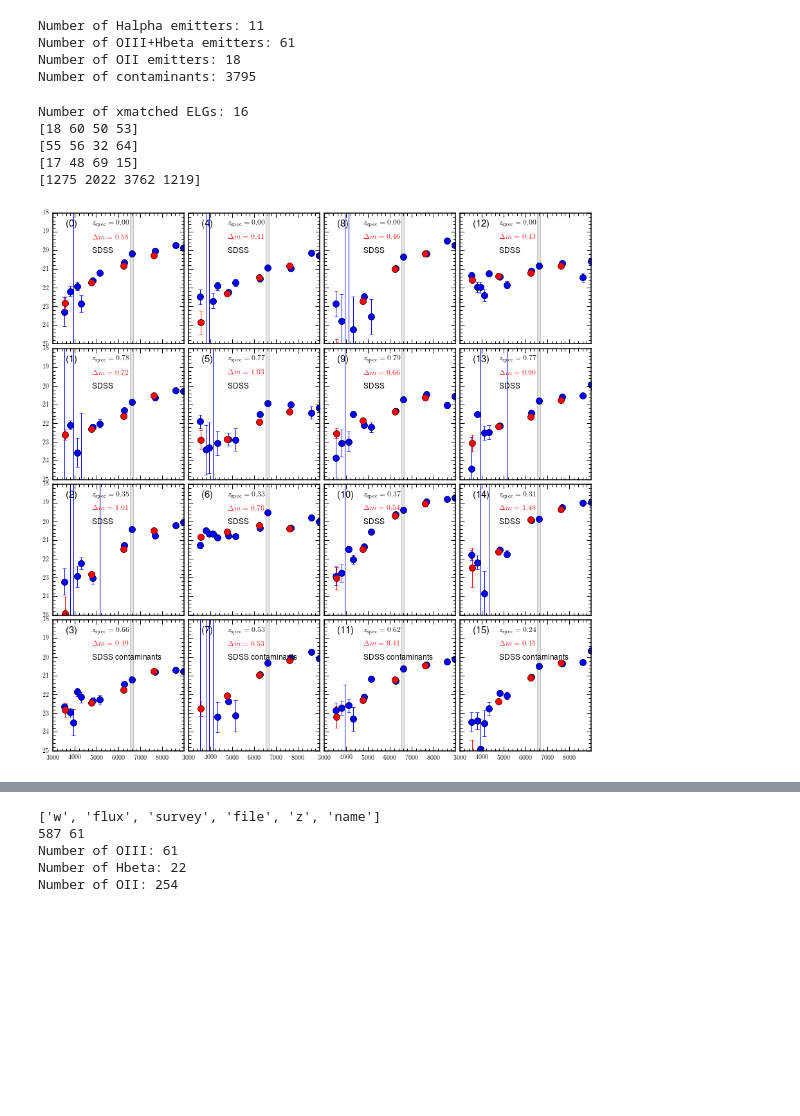
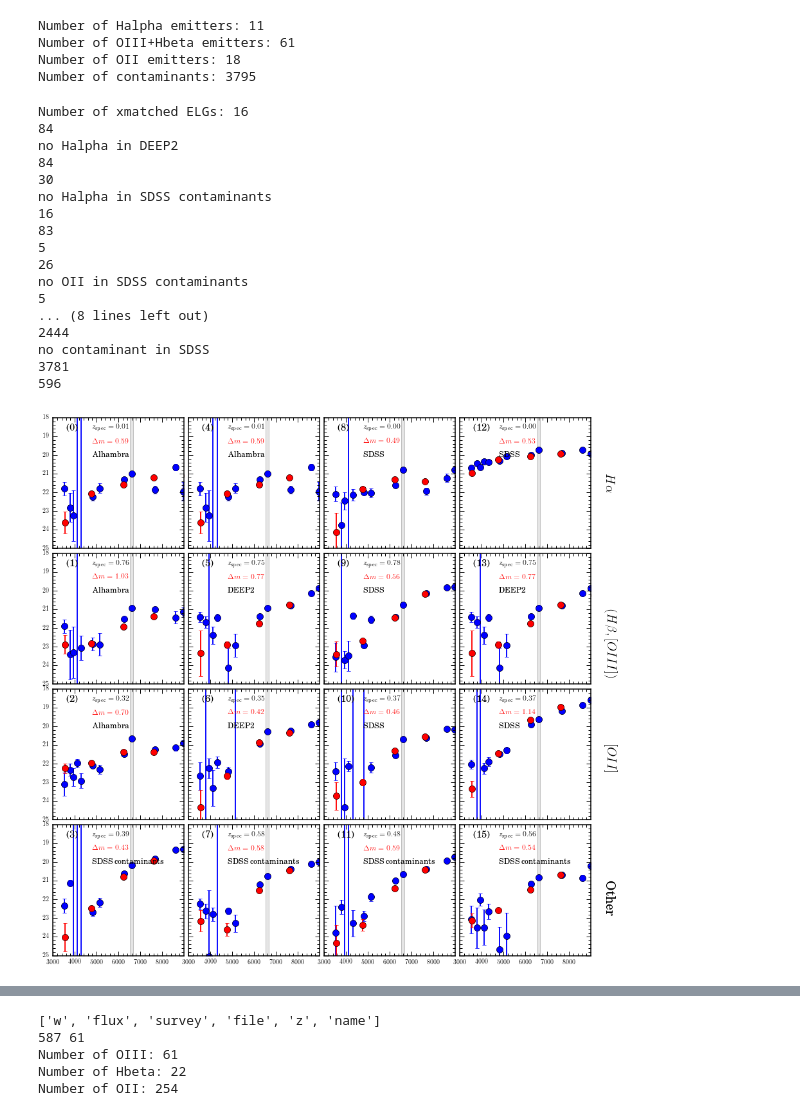
Before and after one commit to aaorsi/ELG_analysis, a Jupyter notebook: learn_ELGz.ipynb, the cells around one changed output, grey strips where cells are left out. Saved outputs shown, nothing was run; the diff lists cells and outputs as text; code cells hidden in the pictures; blank space fills up the shorter version.

```diff
--- a/learn_ELGz.ipynb
+++ b/learn_ELGz.ipynb
@@ -183,7 +186,7 @@ if suff == 'SDSS': # check cross-match by comparing rJAVA to rSDSS
 dc = elg_cand
 suff = 'SDSS'
 
-dm = mtools.gen_3fm(dc['J0660'][:,0],
+dm, fline, fcont = mtools.gen_3fm(dc['J0660'][:,0],
                     dc['r'+suff][:,0], dc['g'+suff][:,0],
                     Broad_NoLineName='g'+suff)
 
@@ -198,7 +201,8 @@ mask = ((dc['dm_j0660'] > 0.4) & # a minimum EW limit -- not sure what this corr
          )
 
 dcat = jplus.tools.select_object(dc, mask)
-
+dcat['F_j0660'] = fline[mask]
+dcat['F_cont_j0660'] = fcont[mask]
 print 'Total number of J-PLUS objects for cross-matches: %d'%len(dcat['tile_id'])
 # %% [output]
 Total number of J-PLUS objects for cross-matches: 84953
@@ -480,7 +534,7 @@ allvvds, photo_vvds = learn.Load_Synthetic_Sample(vvds,overwrite=False, survey='
 
 allspec = alleboss + allvvds
 
-photo = {}
+photo_spec = {}
 nvvds = len(photo_vvds['uJAVA'])
 for key in photo_eboss.keys():
     photo_spec[key] = photo_eboss[key].tolist()
@@ -614,7 +670,7 @@ if Plot_TrainingSet:
 
     nxm = len(dataspec['tile_id'])
     print 'Number of xmatched ELGs: %ld'%nxm
-    dataspec['dm'] = mtools.gen_3fm(dataspec['J0660'][:,0], dataspec['rJAVA'][:,0],
+    dataspec['dm'], dfline, dfcont = mtools.gen_3fm(dataspec['J0660'][:,0], dataspec['rJAVA'][:,0],
                               dataspec['iJAVA'][:,0],Broad_NoLineName='iSDSS')
 
     ix = 0
@@ -746,14 +802,26 @@ if Plot_TrainingSet:
     idg = 0
 
     types = np.unique(dataspec['class'])
+    sarr= np.unique(dataspec['type'])
 
+
+
+    ssarr = [r'$H\alpha$',r'$(H\beta, [OIII])$',r'$[OII]$','Other']
+    #types[-1] = 'SDSS'
     sortz = []
+    ichoice = []
+    for ii in types:
+        for jj in sarr:
+            nn = np.where((np.asarray(dataspec['class']) == ii) &
+                            (np.asarray(dataspec['type']) ==jj ))[0]
+            if len(nn) == 0:
+                print 'no %s in %s'% (ii, jj)
+                nn = np.where(np.asarray(dataspec['class']) == ii
+                            )[0]
 
-    for ii in types:
-        ichoice = np.random.choice(np.where(np.asarray(dataspec['class']) == ii)[0],grid[1])
-        print ichoice
-        for tt in range(grid[1]):
-            sortz.append(ichoice[tt])
+            ichoice= np.random.choice(nn)
+            print ichoice
+            sortz.append(ichoice)
 
     for i0 in range(nxm):
         i = sortz[i0]
@@ -772,37 +840,54 @@ if Plot_TrainingSet:
                 fwidth = filt.rectwidth()
                 ax.fill_between([ww[0] - fwidth/2.,ww[0] + fwidth/2.,ww[0] + fwidth/2.,ww[0] - fwidth/2.],
                             [17,17, 28, 28],facecolor='Grey',alpha=0.2)
+            #    mf = np.max(filt.throughput)
+            #    ax.fill_between(filt.wave,-25 + (filt.throughput/mf*21)
+            #   ,facecolor='Grey',alpha=0.2)
         fw = 0
         if sdss_fnames[0] in dataspec: # if sdss bands exist
             for fname in sdss_fnames:
                 filt = jplus.tools.fetch_sdss_filter(fname, quiet=True)
     #        ww = [filt[0,filt[1,:].argmax()],filt[0,filt[1,:].argmax()]]
                 ww = [sdss_mw[fw], sdss_mw[fw]]
                 fw += 1
                 ff = [dataspec[fname][i,0], dataspec[fname][i,0]]
                 ax.plot(ww,ff,'o', color='red', markersize=10)
                 ax.errorbar(ww,ff,yerr= dataspec[fname][i,1], color='red')
 
         ax.text(0.3,0.9,r'$z_{\rm spec}=%.2f$'%dataspec['z_spec'][i], transform= ax.transAxes, fontsize=12)
         ax.text(0.3,0.8,r'$\Delta m=%.2f$'%dataspec['dm_j0660'][i], transform= ax.transAxes, fontsize=12, color='red')
         ax.text(0.3,0.7,dataspec['type'][i], transform= ax.transAxes, fontsize=12, color='black')
         ax.text(0.1,0.9,'(%d)'%idg, transform=ax.transAxes,fontsize=15)
         ax.set_ylim([25, 17.99])
         ax.set_xlim([3000, 8999])
         if ix != grid[0]-1:
             ax.set_xticklabels([])
         if iy >0:
             ax.set_yticklabels([])
         iy +=1
         if iy == grid[1]:
+            ax.text(1.1,0.5,ssarr[ix],transform=ax.transAxes, fontsize=20,rotation=-90)
             iy = 0
             ix += 1
 
+
     plt.show()
 # %% [output]
 Number of xmatched ELGs: 16
-[18 60 50 53]
-[55 56 32 64]
-[17 48 69 15]
-[1275 2022 3762 1219]
+84
+no Halpha in DEEP2
+84
+30
+no Halpha in SDSS contaminants
+16
+83
+5
+26
+no OII in SDSS contaminants
+5
+... (8 lines left out)
+2444
+no contaminant in SDSS
+3781
+596
-[figure, old version]
+[figure, new version]
```
Also changed, not shown: parts of 20 cells of this notebook, 1 other file.
